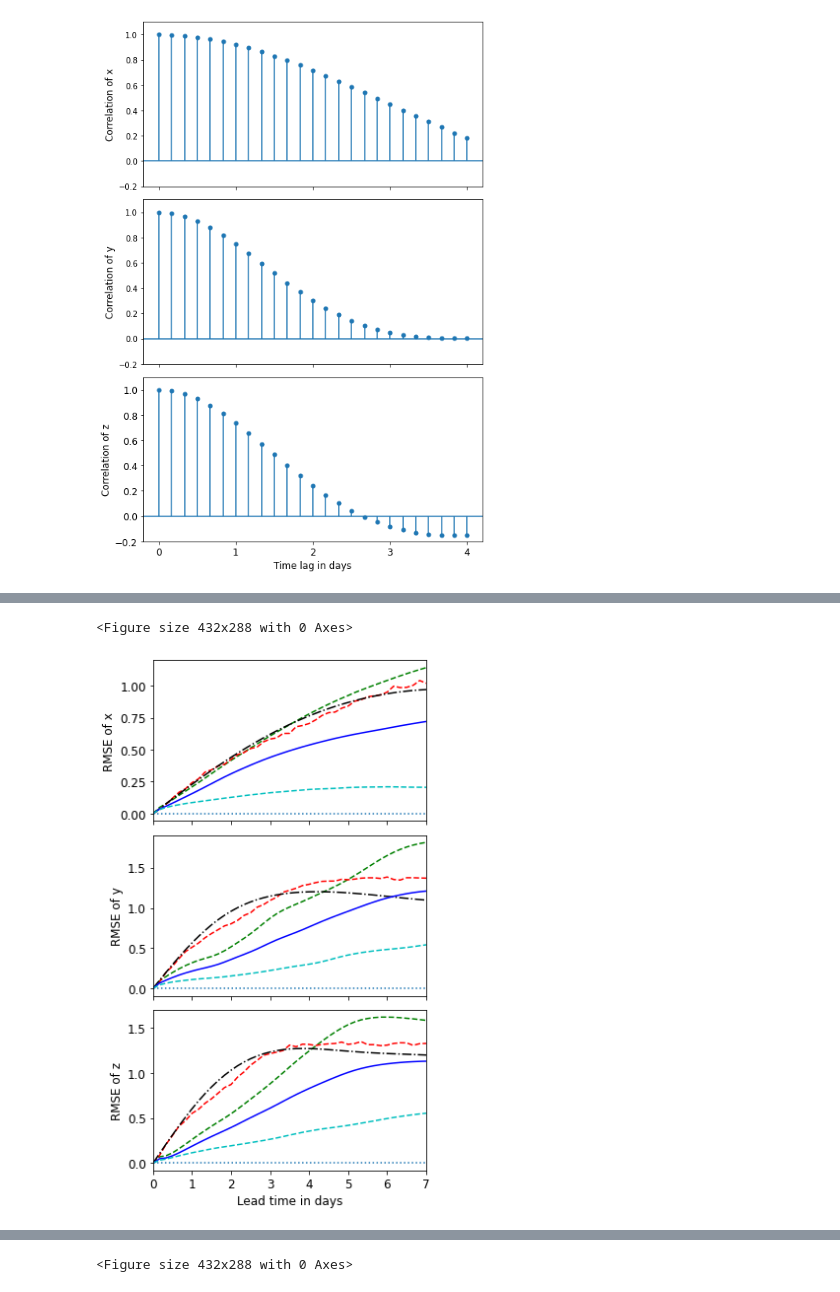
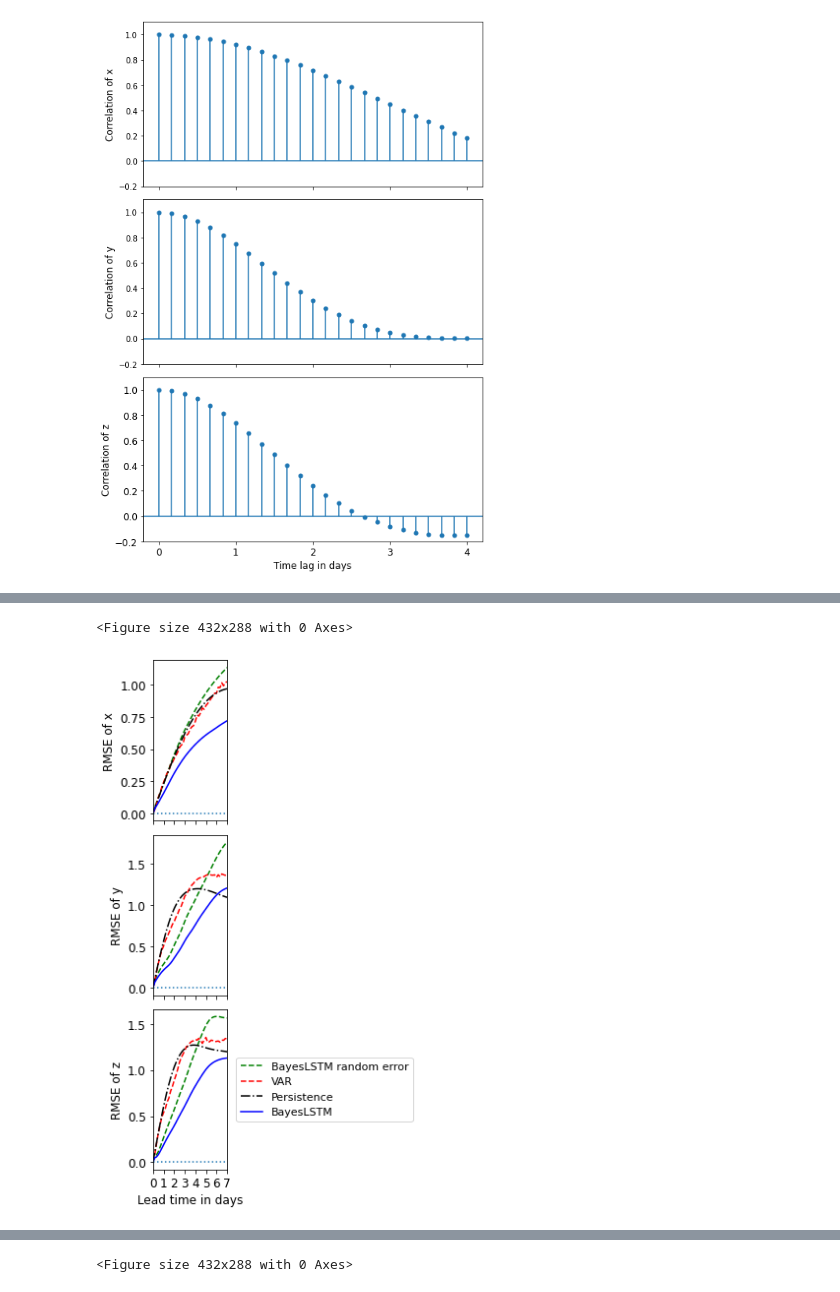
Before and after one commit to geek-yang/DeepArctic, a Jupyter notebook: BayesMap/Lorenz84/paperFigs/ultra_long_series/forecast_Lorens84_skills_metrics_reliability_per6t.ipynb, the cells around one changed output, grey strips where cells are left out. Drawn from its saved outputs; the diff is of its cells as text; code cells hidden in the pictures.

Commit message:
split rmse and rms into two figures

```diff
--- a/BayesMap/Lorenz84/paperFigs/ultra_long_series/forecast_Lorens84_skills_metrics_reliability_per6t.ipynb
+++ b/BayesMap/Lorenz84/paperFigs/ultra_long_series/forecast_Lorens84_skills_metrics_reliability_per6t.ipynb
@@ -638,19 +634,19 @@ print(prob_pred_xyz.shape)
     ax1.plot(np.arange(display_upto+1), rmse_VAR_mean[:display_upto+1,0], color='r', linestyle='dashed', label='VAR')
     ax1.plot(np.arange(display_upto+1), rmse_persist[:display_upto+1,0], color='k', linestyle='dashdot', label='Persistence')
     ax1.plot(np.arange(display_upto+1), rmse_bayes_mean[:display_upto+1,0], 'b', label='BayesLSTM')
-    ax1.plot(np.arange(display_upto+1), rms_bayes_spread_mean[:display_upto+1,0], color='c', linestyle='dashed', label='BayesLSTM(RMS)')
+    # ax1.plot(np.arange(display_upto+1), rms_bayes_spread_mean[:display_upto+1,0], color='c', linestyle='dashed', label='BayesLSTM(RMS)')
 
     ax2.plot(np.arange(display_upto+1), rmse_bayes_median_error[:display_upto+1,1], color='g', linestyle='dashed', label='BayesLSTM random error')
     ax2.plot(np.arange(display_upto+1), rmse_VAR_mean[:display_upto+1,1], color='r', linestyle='dashed', label='VAR')
     ax2.plot(np.arange(display_upto+1), rmse_persist[:display_upto+1,1], color='k', linestyle='dashdot', label='Persistence')
     ax2.plot(np.arange(display_upto+1), rmse_bayes_mean[:display_upto+1,1], 'b', label='BayesLSTM')
-    ax2.plot(np.arange(display_upto+1), rms_bayes_spread_mean[:display_upto+1,1], color='c', linestyle='dashed', label='BayesLSTM(RMS)')
+    # ax2.plot(np.arange(display_upto+1), rms_bayes_spread_mean[:display_upto+1,1], color='c', linestyle='dashed', label='BayesLSTM(RMS)')
 
     ax3.plot(np.arange(display_upto+1), rmse_bayes_median_error[:display_upto+1,2], color='g', linestyle='dashed', label='BayesLSTM random error')
     ax3.plot(np.arange(display_upto+1), rmse_VAR_mean[:display_upto+1,2], color='r', linestyle='dashed', label='VAR')
     ax3.plot(np.arange(display_upto+1), rmse_persist[:display_upto+1,2], color='k', linestyle='dashdot', label='Persistence')
     ax3.plot(np.arange(display_upto+1), rmse_bayes_mean[:display_upto+1,2], 'b', label='BayesLSTM')
-    ax3.plot(np.arange(display_upto+1), rms_bayes_spread_mean[:display_upto+1,2], color='c', linestyle='dashed', label='BayesLSTM(RMS)')
+    # ax3.plot(np.arange(display_upto+1), rms_bayes_spread_mean[:display_upto+1,2], color='c', linestyle='dashed', label='BayesLSTM(RMS)')
 
     ax1.axhline(y=0, ls = ':')
     ax2.axhline(y=0, ls = ':')
@@ -660,34 +656,34 @@ print(prob_pred_xyz.shape)
     ax2.set_xlim(0, display_upto)
     ax3.set_xlim(0, display_upto)
 
     ax1.set_xticks(np.arange(0,display_upto+1,3))
     ax2.set_xticks(np.arange(0,display_upto+1,3))
     ax3.set_xticks(np.arange(0,display_upto+1,3))
 
     #ax1.set_ylim(0, 0.5)
     #ax2.set_ylim(0, 0.5)
     #ax3.set_ylim(0, 0.5)
 
     ax1.set_ylabel("RMSE of x", fontsize=12)
     ax2.set_ylabel("RMSE of y", fontsize=12)
     ax3.set_ylabel("RMSE of z", fontsize=12)
 
     plt.xlabel("Lead time in days", fontsize=12)
 
     plt.xticks(np.arange(0,display_upto+1,6),np.arange(0,display_upto//6+1))
     ax1.tick_params(axis='both', which='major', labelsize=12)
     ax2.tick_params(axis='both', which='major', labelsize=12)
     ax3.tick_params(axis='both', which='major', labelsize=12)
 
     # ax1.legend(frameon=True, bbox_to_anchor=(0.005,0.995), prop={'size': 11.0}, loc=2)
     # ax2.legend(frameon=True, bbox_to_anchor=(0.98,0.05), prop={'size': 11.0}, loc=4)
-    # ax3.legend(frameon=True, bbox_to_anchor=(1.05,0.5), prop={'size': 11.0}, loc='center left',) # only 4 legend
+    ax3.legend(frameon=True, bbox_to_anchor=(1.05,0.5), prop={'size': 11.0}, loc='center left',) # only 4 legend
 
     plt.tight_layout()
 
     plt.show()
-    fig04.savefig(os.path.join(output_path,'rmse.png'),dpi=150)
-    # fig04.savefig(os.path.join(output_path,'rmse4legend.png'),dpi=150) # only 4 legend
+    #fig04.savefig(os.path.join(output_path,'rmse.png'),dpi=150)
+    fig04.savefig(os.path.join(output_path,'rmse4legend.png'),dpi=150) # only 4 legend
 # %% [output]
 <Figure size 432x288 with 0 Axes>
-[figure, old version]
+[figure, new version]
```
Also changed, not shown: parts of 7 cells of this notebook.
